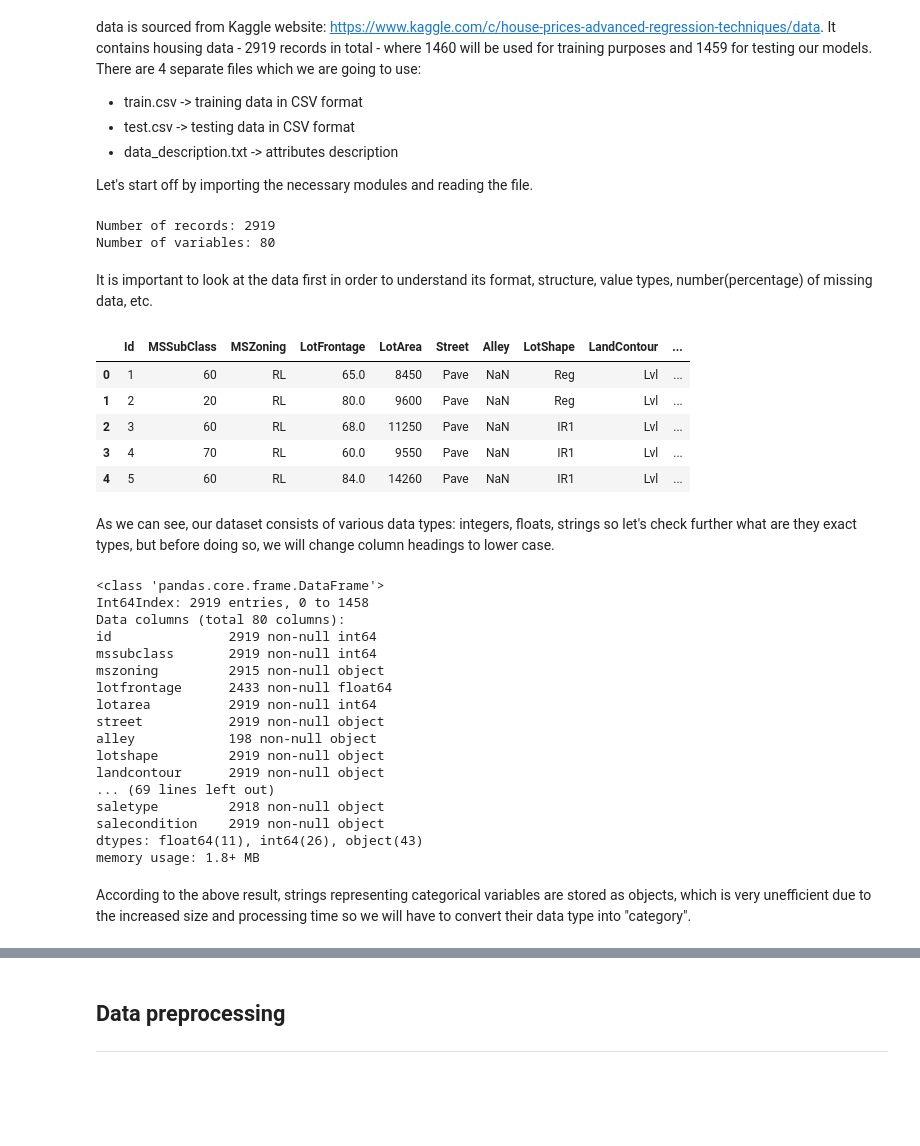
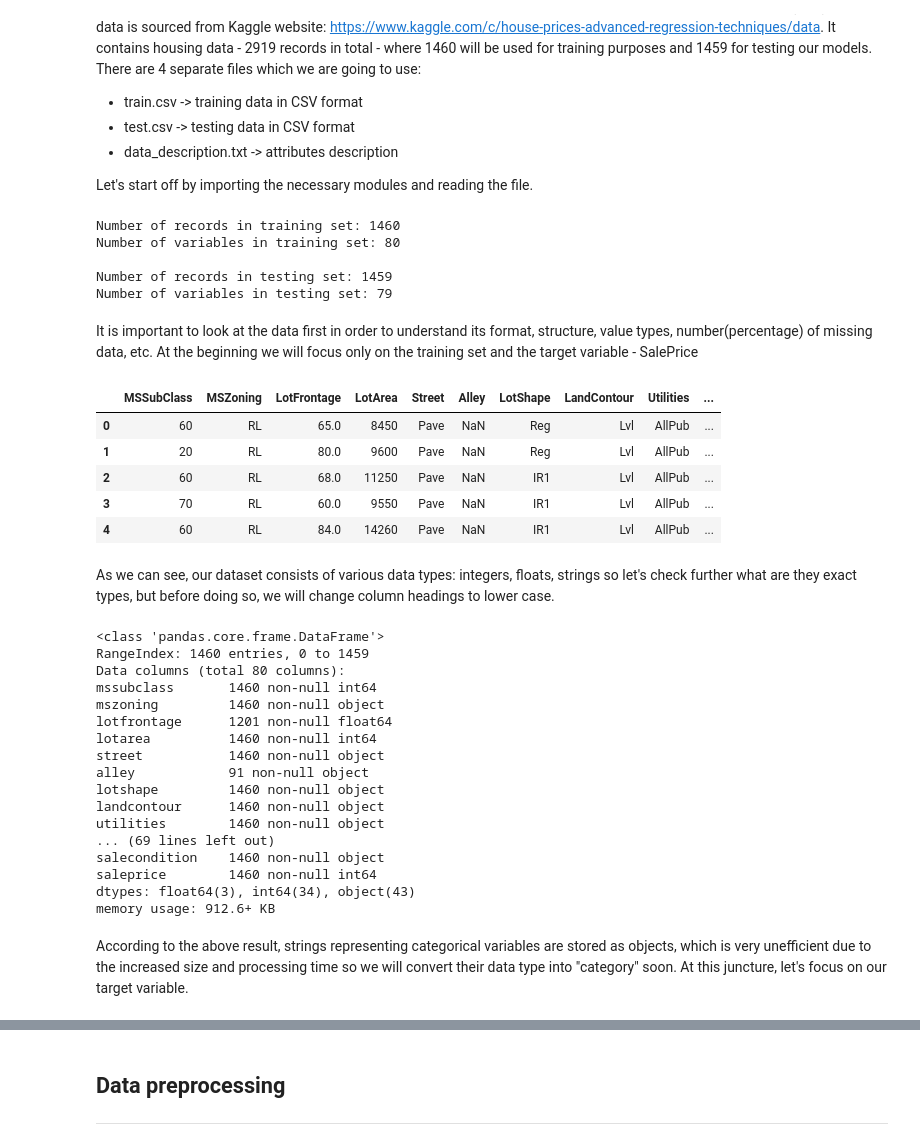
Before and after one commit to Xiaoyan1081/House_prices_advanced_regression_techniques, a Jupyter notebook: houses.ipynb, the cells around one changed output, grey strips where cells are left out. Saved outputs shown, nothing was run; the diff lists cells and outputs as text; code cells hidden in the pictures; blank space fills up the shorter version.

```diff
--- a/houses.ipynb
+++ b/houses.ipynb
@@ -46,54 +55,66 @@ warnings.filterwarnings("ignore")
 # Read files into a dataframe
 df_trainset = pd.read_csv('train.csv', low_memory = False)
 df_testset = pd.read_csv('test.csv', low_memory = False)
-target = df_trainset['SalePrice']
-# Merge training and testing datasets
-df_raw = pd.concat([df_trainset.drop('SalePrice', axis = 1), df_testset])
-print("Number of records: {}\nNumber of variables: {}".format(df_raw.shape[0], df_raw.shape[1]))
+
+# Save the 'Id' column
+train_id = df_trainset['Id']
+test_id = df_testset['Id']
+
+# Now drop the  'Id' colum since it's unnecessary for  the prediction process.
+df_trainset.drop("Id", axis = 1, inplace = True)
+df_testset.drop("Id", axis = 1, inplace = True)
+
+# Check the numbers of samples and features
+print("Number of records in training set: {}\nNumber of variables in training set: {}\n".format(df_trainset.shape[0], df_trainset.shape[1]))
+print("Number of records in testing set: {}\nNumber of variables in testing set: {}".format(df_testset.shape[0], df_testset.shape[1]))
 # %% [output]
-Number of records: 2919
-Number of variables: 80
+Number of records in training set: 1460
+Number of variables in training set: 80
+
+Number of records in testing set: 1459
+Number of variables in testing set: 79
 # %% [markdown]
-It is important to look at the data first in order to understand its format, structure, value types, number(percentage) of missing data, etc.
+It is important to look at the data first in order to understand its format, structure, value types, number(percentage) of missing data, etc. At the beginning we will focus only on the training set and the target variable - SalePrice
 # %%
 # Change the default number of columns displayed by DataFrame's head method
 pd.set_option('display.max_columns', 85)
 
 # Display first 5 rows
-df_raw.head()
+df_trainset.head()
 # %% [output]
-|  | Id | MSSubClass | MSZoning | LotFrontage | LotArea | Street | Alley | LotShape | LandContour | ... |
-| 0 | 1 | 60 | RL | 65.0 | 8450 | Pave | NaN | Reg | Lvl | ... |
-| 1 | 2 | 20 | RL | 80.0 | 9600 | Pave | NaN | Reg | Lvl | ... |
-| 2 | 3 | 60 | RL | 68.0 | 11250 | Pave | NaN | IR1 | Lvl | ... |
-| 3 | 4 | 70 | RL | 60.0 | 9550 | Pave | NaN | IR1 | Lvl | ... |
-| 4 | 5 | 60 | RL | 84.0 | 14260 | Pave | NaN | IR1 | Lvl | ... |
+|  | MSSubClass | MSZoning | LotFrontage | LotArea | Street | Alley | LotShape | LandContour | Utilities | ... |
+| 0 | 60 | RL | 65.0 | 8450 | Pave | NaN | Reg | Lvl | AllPub | ... |
+| 1 | 20 | RL | 80.0 | 9600 | Pave | NaN | Reg | Lvl | AllPub | ... |
+| 2 | 60 | RL | 68.0 | 11250 | Pave | NaN | IR1 | Lvl | AllPub | ... |
+| 3 | 70 | RL | 60.0 | 9550 | Pave | NaN | IR1 | Lvl | AllPub | ... |
+| 4 | 60 | RL | 84.0 | 14260 | Pave | NaN | IR1 | Lvl | AllPub | ... |
 # %% [markdown]
 As we can see, our dataset consists of various data types: integers, floats, strings so let's check further what are they exact types, but before doing so, we will change column headings to lower case.
 # %%
 # Import 'lower_cols' function from helper module which will convert column headings to lower case
 from helper import lower_cols
 
-lower_cols(df_raw)
+lower_cols(df_trainset)
+lower_cols(df_testset)
 
-df_raw.info()
+df_trainset.info()
 # %% [output]
 <class 'pandas.core.frame.DataFrame'>
-Int64Index: 2919 entries, 0 to 1458
+RangeIndex: 1460 entries, 0 to 1459
 Data columns (total 80 columns):
-id               2919 non-null int64
-mssubclass       2919 non-null int64
-mszoning         2915 non-null object
-lotfrontage      2433 non-null float64
-lotarea          2919 non-null int64
-street           2919 non-null object
-alley            198 non-null object
-lotshape         2919 non-null object
-landcontour      2919 non-null object
+mssubclass       1460 non-null int64
+mszoning         1460 non-null object
+lotfrontage      1201 non-null float64
+lotarea          1460 non-null int64
+street           1460 non-null object
+alley            91 non-null object
+lotshape         1460 non-null object
+landcontour      1460 non-null object
+utilities        1460 non-null object
 ... (69 lines left out)
-saletype         2918 non-null object
-salecondition    2919 non-null object
-dtypes: float64(11), int64(26), object(43)
-memory usage: 1.8+ MB
+salecondition    1460 non-null object
+saleprice        1460 non-null int64
+dtypes: float64(3), int64(34), object(43)
+memory usage: 912.6+ KB
 # %% [markdown]
-According to the above result, strings representing categorical variables are stored as objects, which is very unefficient due to the increased size and processing time so we will have to convert their data type into "category".
+According to the above result, strings representing categorical variables are stored as objects, which is very unefficient due to the increased size and processing time so we will convert their data type into "category" soon. At this juncture, let's focus on our target variable.
```
Also changed, not shown: parts of 153 cells of this notebook, 10 other files.
